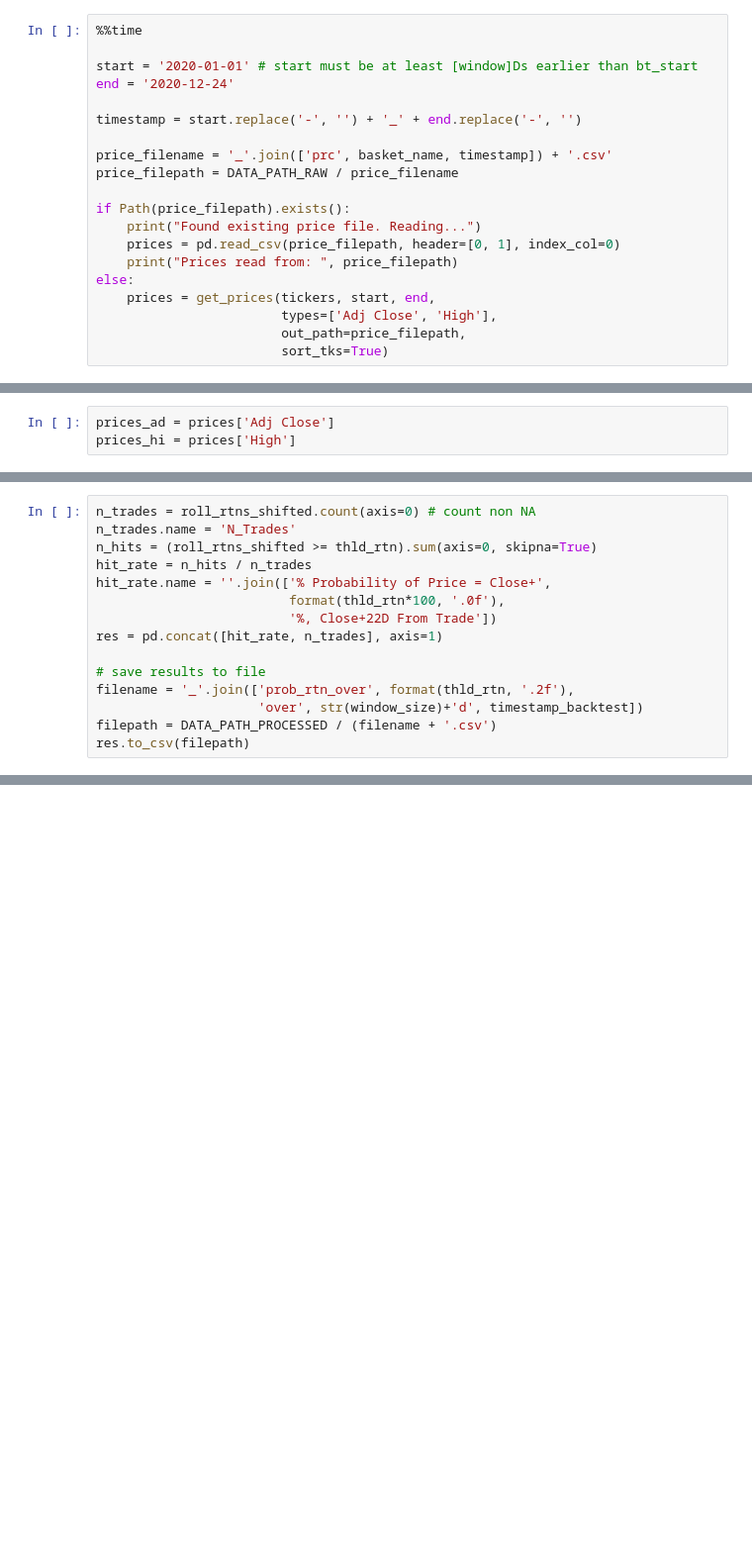
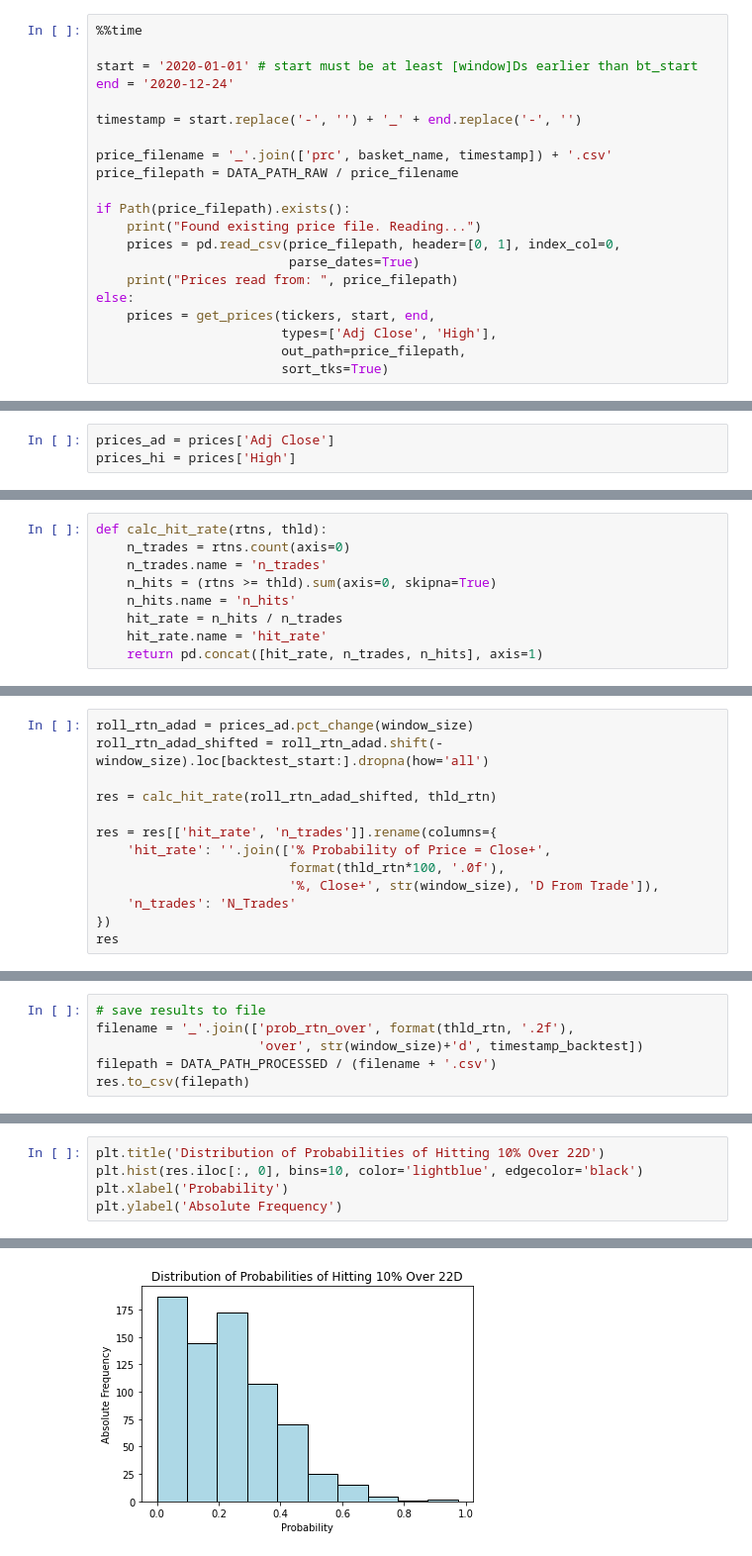
Before and after one commit to yh2n/financial-analysis-v2, a Jupyter notebook: notebooks/building_blocks.ipynb, the cells around one changed output, grey strips where cells are left out. Shown at 99% size. Cells and saved outputs as stored; diff of their text form; blank space fills up the shorter version.

```diff
--- a/notebooks/building_blocks.ipynb
+++ b/notebooks/building_blocks.ipynb
@@ -47,7 +52,8 @@ price_filepath = DATA_PATH_RAW / price_filename
 
 if Path(price_filepath).exists():
     print("Found existing price file. Reading...")
-    prices = pd.read_csv(price_filepath, header=[0, 1], index_col=0)
+    prices = pd.read_csv(price_filepath, header=[0, 1], index_col=0,
+                         parse_dates=True)
     print("Prices read from: ", price_filepath)
 else:
     prices = get_prices(tickers, start, end,
@@ -92,0 +88,9 @@ roll_rtns_shifted = roll_rtns.shift(-window_size).loc[backtest_start:].dropna(ho
+# %%
+def calc_hit_rate(rtns, thld):
+    n_trades = rtns.count(axis=0)
+    n_trades.name = 'n_trades'
+    n_hits = (rtns >= thld).sum(axis=0, skipna=True)
+    n_hits.name = 'n_hits'
+    hit_rate = n_hits / n_trades
+    hit_rate.name = 'hit_rate'
+    return pd.concat([hit_rate, n_trades, n_hits], axis=1)
@@ -92,0 +100,13 @@ roll_rtns_shifted = roll_rtns.shift(-window_size).loc[backtest_start:].dropna(ho
+# %%
+roll_rtn_adad = prices_ad.pct_change(window_size)
+roll_rtn_adad_shifted = roll_rtn_adad.shift(-window_size).loc[backtest_start:].dropna(how='all')
+
+res = calc_hit_rate(roll_rtn_adad_shifted, thld_rtn)
+
+res = res[['hit_rate', 'n_trades']].rename(columns={
+    'hit_rate': ''.join(['% Probability of Price = Close+',
+                         format(thld_rtn*100, '.0f'),
+                         '%, Close+', str(window_size), 'D From Trade']),
+    'n_trades': 'N_Trades'
+})
+res
@@ -93,13 +128,4 @@ roll_rtns_shifted = roll_rtns.shift(-window_size).loc[backtest_start:].dropna(ho
 # %%
-n_trades = roll_rtns_shifted.count(axis=0) # count non NA
-n_trades.name = 'N_Trades'
-n_hits = (roll_rtns_shifted >= thld_rtn).sum(axis=0, skipna=True)
-hit_rate = n_hits / n_trades
-hit_rate.name = ''.join(['% Probability of Price = Close+',
-                         format(thld_rtn*100, '.0f'),
-                         '%, Close+22D From Trade'])
-res = pd.concat([hit_rate, n_trades], axis=1)
-
 # save results to file
 filename = '_'.join(['prob_rtn_over', format(thld_rtn, '.2f'),
                      'over', str(window_size)+'d', timestamp_backtest])
@@ -124,0 +134,6 @@ res
+# %%
+plt.title('Distribution of Probabilities of Hitting 10% Over 22D')
+plt.hist(res.iloc[:, 0], bins=10, color='lightblue', edgecolor='black')
+plt.xlabel('Probability')
+plt.ylabel('Absolute Frequency')
+# %% [output]
@@ -124,0 +141 @@ res
+[figure, added]
```
Also changed, not shown: parts of 12 cells of this notebook, 1 other file.
